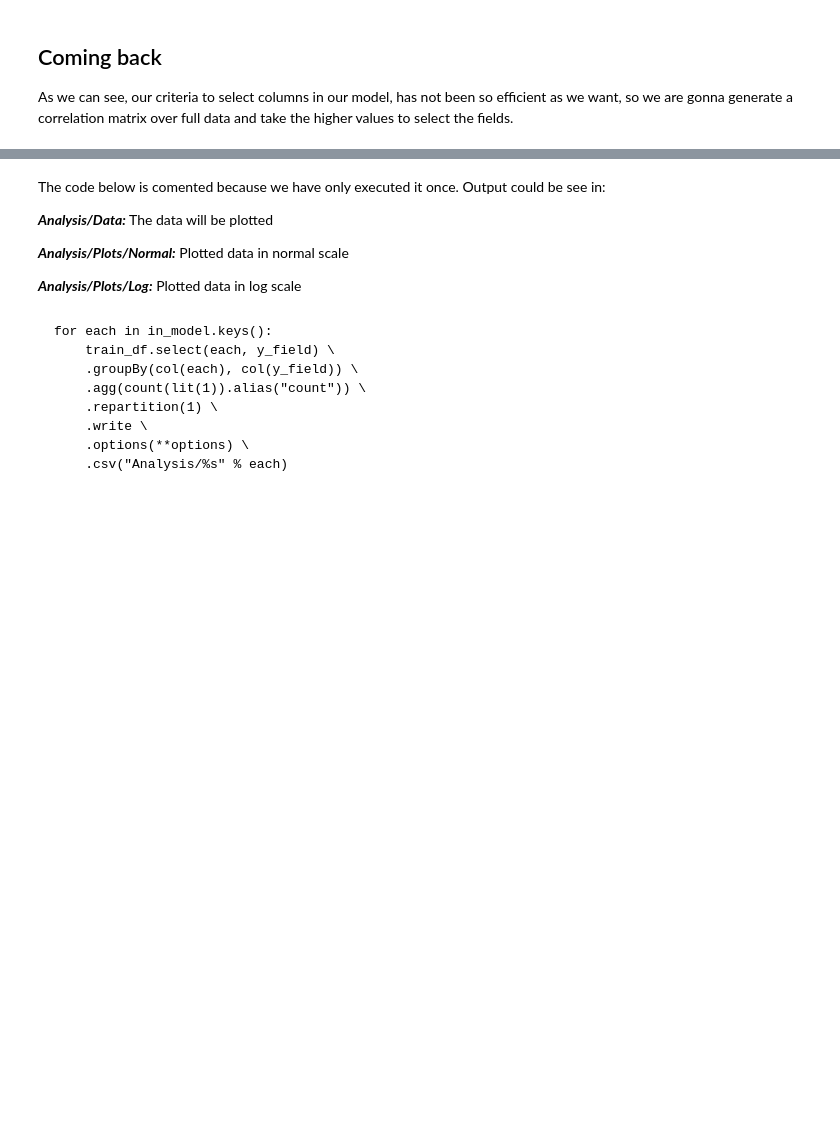
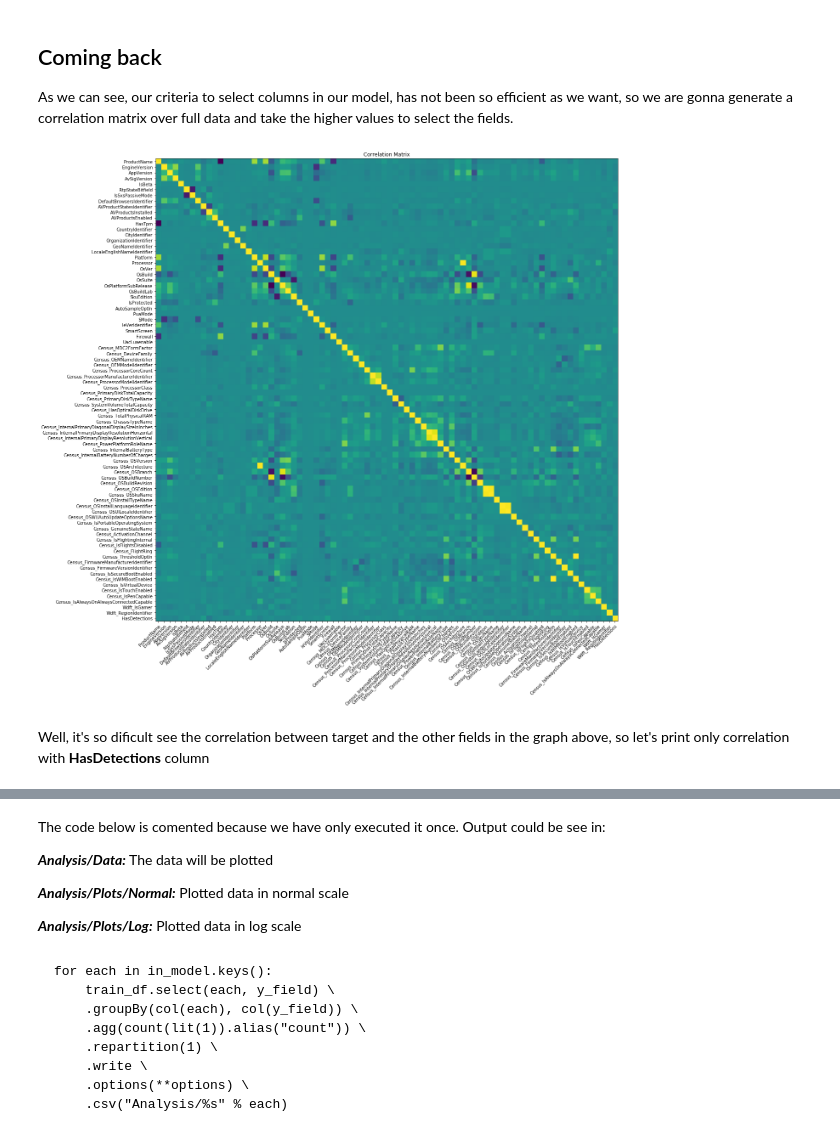
Before and after one commit to JuanBrugera/Kschool-TFM, a Jupyter notebook: Main.ipynb, the cells around one changed output, grey strips where cells are left out. Saved outputs shown, nothing was run; the diff lists cells and outputs as text; code cells hidden in the pictures; blank space fills up the shorter version.

```diff
--- a/Main.ipynb
+++ b/Main.ipynb
@@ -247,8 +308,18 @@ for field in string_fields:
+# %%
+train_df_transformed = transform_df(train_df)
 # %%
 assembler = VectorAssembler(inputCols=train_df_transformed.columns, outputCol='features')
 # %%
 correlation_df = assembler.transform(train_df_transformed)
 # %%
-correlation_matrix = Correlation.corr(correlation_df, "features").head()[0]
+correlation_array = Correlation.corr(correlation_df, "features").head()[0]
 # %%
-starting_point = (len(train_df_transformed.columns) ** 2) - len(train_df_transformed.columns)
+number_of_columns = len(train_df_transformed.columns)
+# %%
+correlation_matrix = correlation_array.values.reshape(number_of_columns, number_of_columns)
+# %%
+heat_map(train_df_transformed.columns, train_df_transformed.columns, correlation_matrix, "Correlation Matrix")
+# %% [output]
+[figure, added]
+# %% [markdown]
+Well, it's so dificult see the correlation between target and the other fields in the graph above, so let's print only correlation with **HasDetections** column
```
Also changed, not shown: parts of 58 cells of this notebook, 1 other file.
